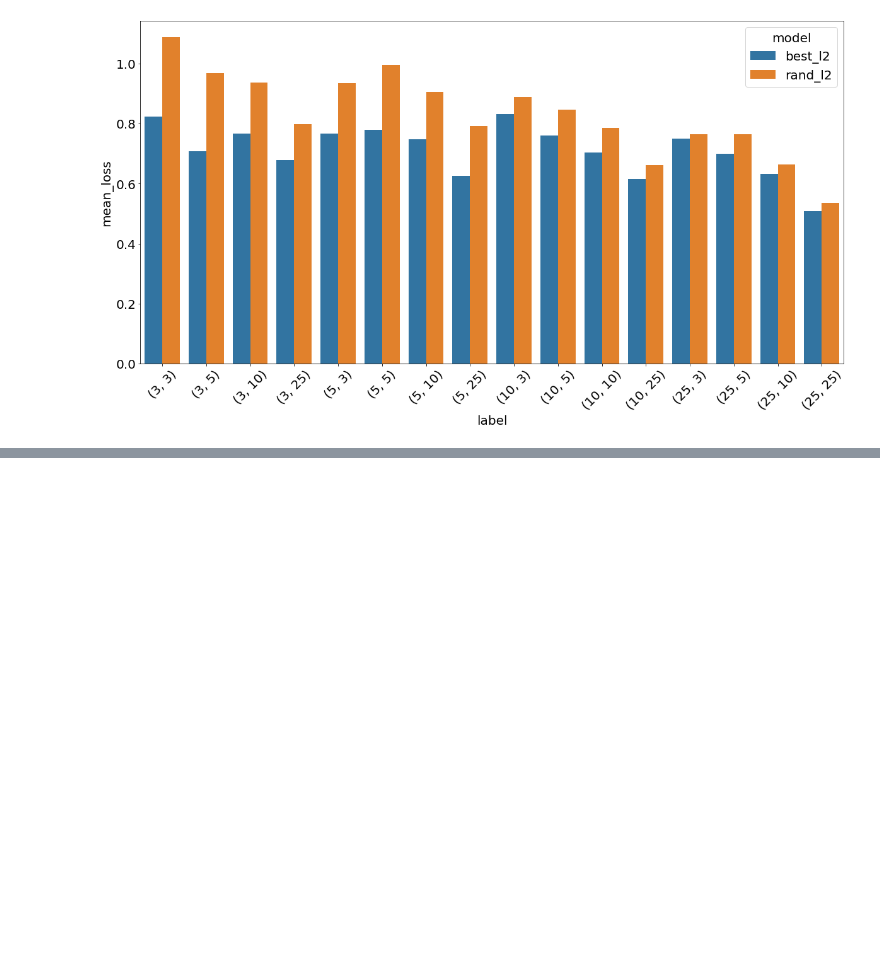
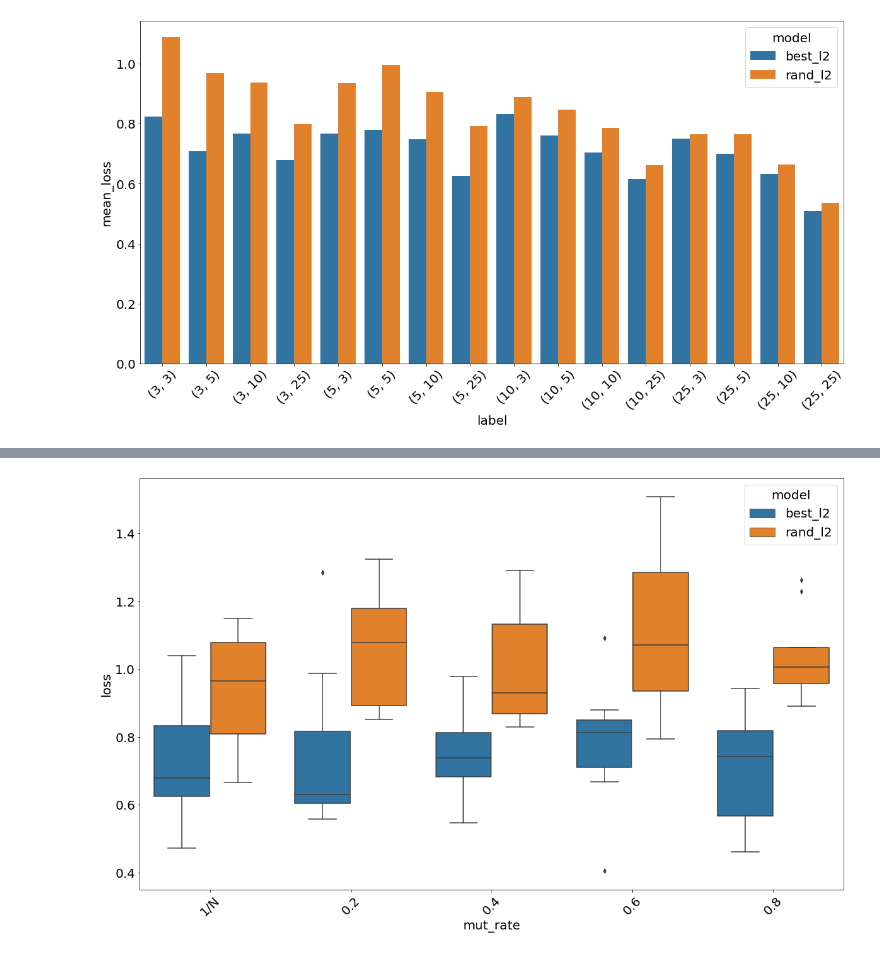
Before and after one commit to SamChatfield/final-year-project, a Jupyter notebook: experiment_results.ipynb, the cells around one changed output, grey strips where cells are left out. Drawn from its saved outputs; the diff is of its cells as text; code cells hidden in the pictures; blank space fills up the shorter version.

Commit message:
Results of mutation rate experiments over 10 runs.

```diff
--- a/experiment_results.ipynb
+++ b/experiment_results.ipynb
@@ -175,0 +204,6 @@ sns.barplot(
+# %%
+# Sort the experiment data by mutation rate
+exp_data_none = [e for e in exp_data if e["params"]["mut_rate"] is None]
+exp_data_not_none = [e for e in exp_data if e["params"]["mut_rate"] is not None]
+
+exp_data = exp_data_none + sorted(exp_data_not_none, key=lambda k: k["params"]["mut_rate"])
@@ -175,0 +228,25 @@ sns.barplot(
+# %%
+# Convert experiment data to format to be displayed as boxplots
+data = []
+for exp in exp_data:
+    mut_rate = exp["params"]["mut_rate"]
+    label = "1/N" if mut_rate is None else mut_rate
+
+    for i in range(10):
+        data.append({
+            "mut_rate": label,
+            "model": "best_l2",
+            "loss": exp["best_l2s"][i] / exp["params"]["states"],
+        })
+        data.append({
+            "mut_rate": label,
+            "model": "rand_l2",
+            "loss": exp["rand_l2s"][i] / exp["params"]["states"],
+        })
+
+#     data[label] = pd.DataFrame(label_data)
+
+# data[(5, 5)]
+df = pd.DataFrame(data)
+
+df
@@ -175,0 +267,12 @@ sns.barplot(
+# %%
+plt.figure(figsize=(20, 12))
+plt.xticks(rotation=45)
+
+ax = sns.boxplot(
+    x="mut_rate",
+    y="loss",
+    hue="model",
+    data=df
+)
+# %% [output]
+[figure, added]
```
Also changed, not shown: parts of 7 cells of this notebook, 5 other files.
